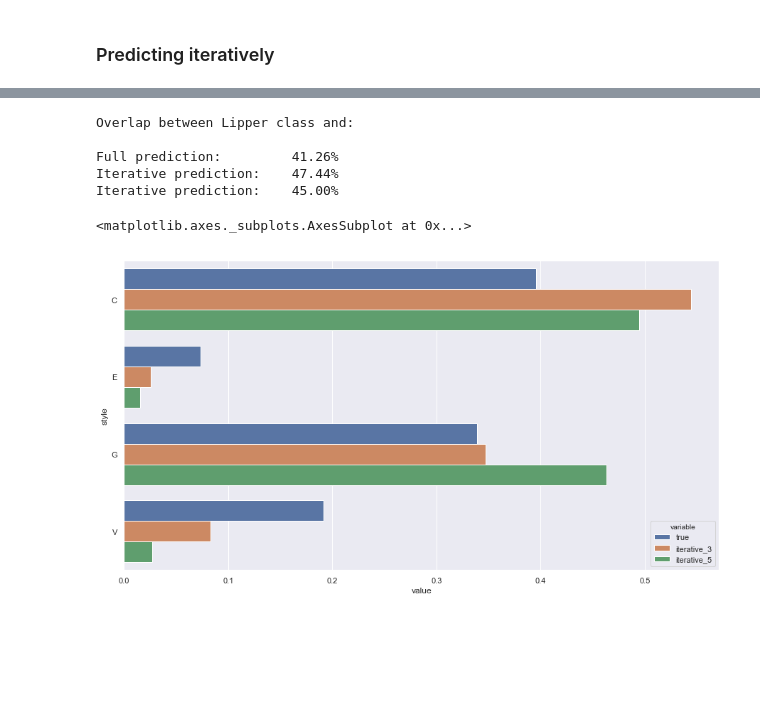
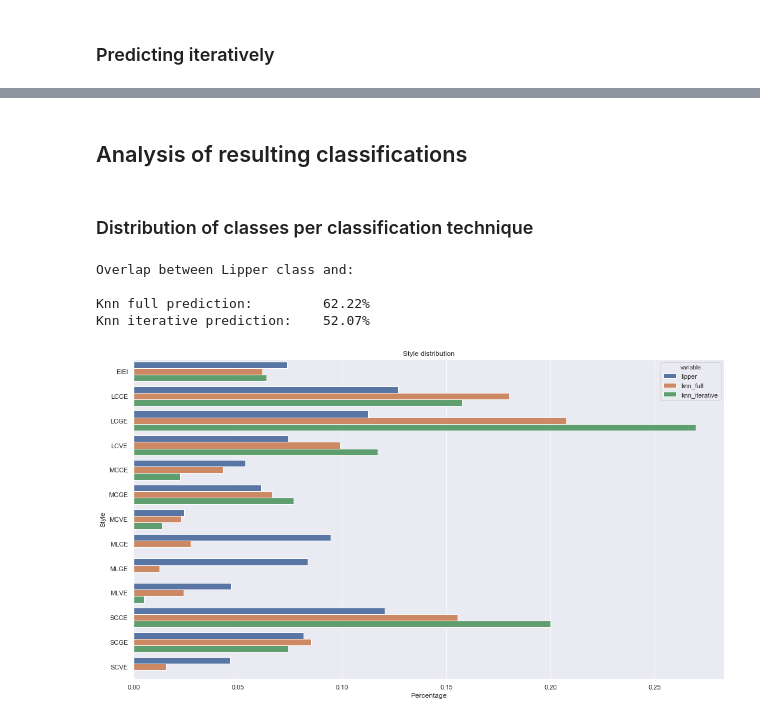
Before and after one commit to Amglex/Mutual-Funds, a Jupyter notebook: notebooks/040 - Classification.ipynb, the cells around one changed output, grey strips where cells are left out. Cells and saved outputs as stored; diff of their text form; code cells hidden in the pictures; blank space fills up the shorter version.

Commit message:
reworked classification

```diff
--- a/notebooks/040 - Classification.ipynb
+++ b/notebooks/040 - Classification.ipynb
@@ -78,14 +96,14 @@ Name: report_dt, dtype: object
 # %% [markdown]
 ## Knn
 # %%
-X = holdings
-y = list(row_info['style_class'].values)
+X = holdings_f
+y = list(row_info_f['lipper'].values)
 
-mask = np.arange(holdings.shape[0])
+mask = np.arange(X.shape[0])
 y_df = pd.Series(y)
 
-comparing_df = pd.DataFrame({
-    'true' : y})
+style_df = pd.DataFrame({
+    'lipper' : y})
 
 print('Dimensions match:       {}'.format(X.shape[0] == len(y)))
 # %% [output]
@@ -93,6 +111,13 @@ Dimensions match:       True
 # %% [markdown]
 ### Predicting based on full info
 # %%
-neigh_full = KNeighborsClassifier(n_neighbors=30, n_jobs = -1)
-neigh_full.fit(holdings,y)
-comparing_df.loc[:,'predicted'] = neigh_full.predict(holdings)
+np.random.seed(0)
+
+neigh_full = KNeighborsClassifier(
+                        n_neighbors = n_neighbors,
+                        p = distance_param,
+                        n_jobs = -1)
+
+neigh_full.fit(X,y)
+
+style_df.loc[:,'knn_full'] = neigh_full.predict(X)
@@ -169,29 +176,31 @@ Rows randomly chosen:    99.05%
 Done
-# %%
-print('Overlap between Lipper class and: \n')
-print('Full prediction:         {:2.2f}%'
-      .format(np.sum(comparing_df['true'] == comparing_df['predicted']) / len(comparing_df.index) * 100))
-
-
-print('Iterative prediction:    {:2.2f}%'
-      .format(np.sum(comparing_df['true'] == comparing_df['iterative_3']) / len(comparing_df.index) * 100))
-print('Iterative prediction:    {:2.2f}%'
-      .format(np.sum(comparing_df['true'] == comparing_df['iterative_5']) / len(comparing_df.index) * 100))
-# %% [output]
-Overlap between Lipper class and:
-
-Full prediction:         41.26%
-Iterative prediction:    47.44%
-Iterative prediction:    45.00%
+# %% [markdown]
+## Analysis of resulting classifications
+# %% [markdown]
+### Distribution of classes per classification technique
 # %%
-data = comparing_df.apply(pd.Series.value_counts, normalize = True)
-data.drop(columns='predicted',inplace=True)
+print('Overlap between Lipper class and: \n')
+print('Knn full prediction:         {:2.2f}%'
+      .format(np.sum(style_df['lipper'] == style_df['knn_full']) / len(style_df.index) * 100))
+print('Knn iterative prediction:    {:2.2f}%'
+      .format(np.sum(style_df['lipper'] == style_df['knn_iterative']) / len(style_df.index) * 100))
+
+data = style_df.apply(pd.Series.value_counts, normalize = True)
 data = data.assign(style = data.index)
 data = data.melt(id_vars = 'style', value_vars = data.columns[:-1])
 
 sns.set()
-plt.figure(figsize=(15,8))
-sns.barplot(data = data, y = 'style', x = 'value', hue = 'variable')
+plt.figure(figsize=(18,10))
+g = sns.barplot(data = data, y = 'style', x = 'value', hue = 'variable')
+
+plt.title('Style distribution')
+plt.ylabel('Style')
+plt.xlabel('Percentage')
+
+plt.show()
 # %% [output]
-<matplotlib.axes._subplots.AxesSubplot at 0x...>
+Overlap between Lipper class and:
+
+Knn full prediction:         62.22%
+Knn iterative prediction:    52.07%
-[figure, old version]
+[figure, new version]
```
Also changed, not shown: parts of 24 cells of this notebook.
